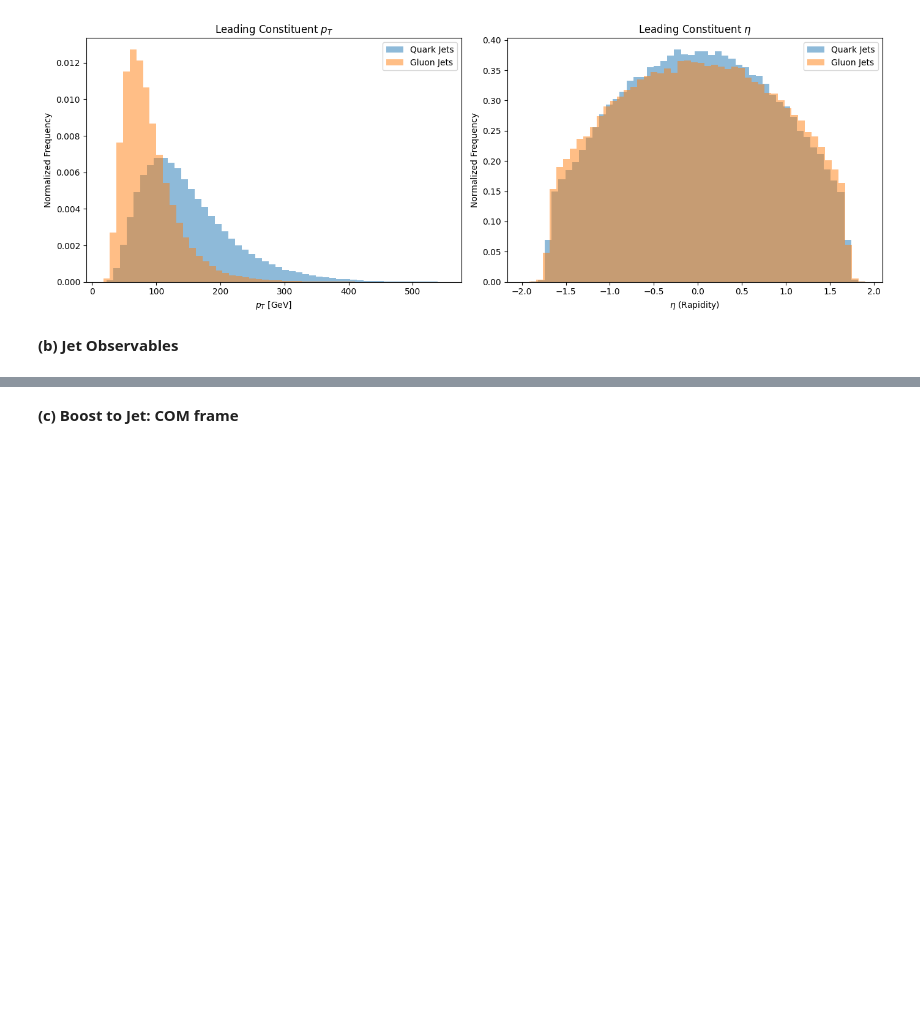
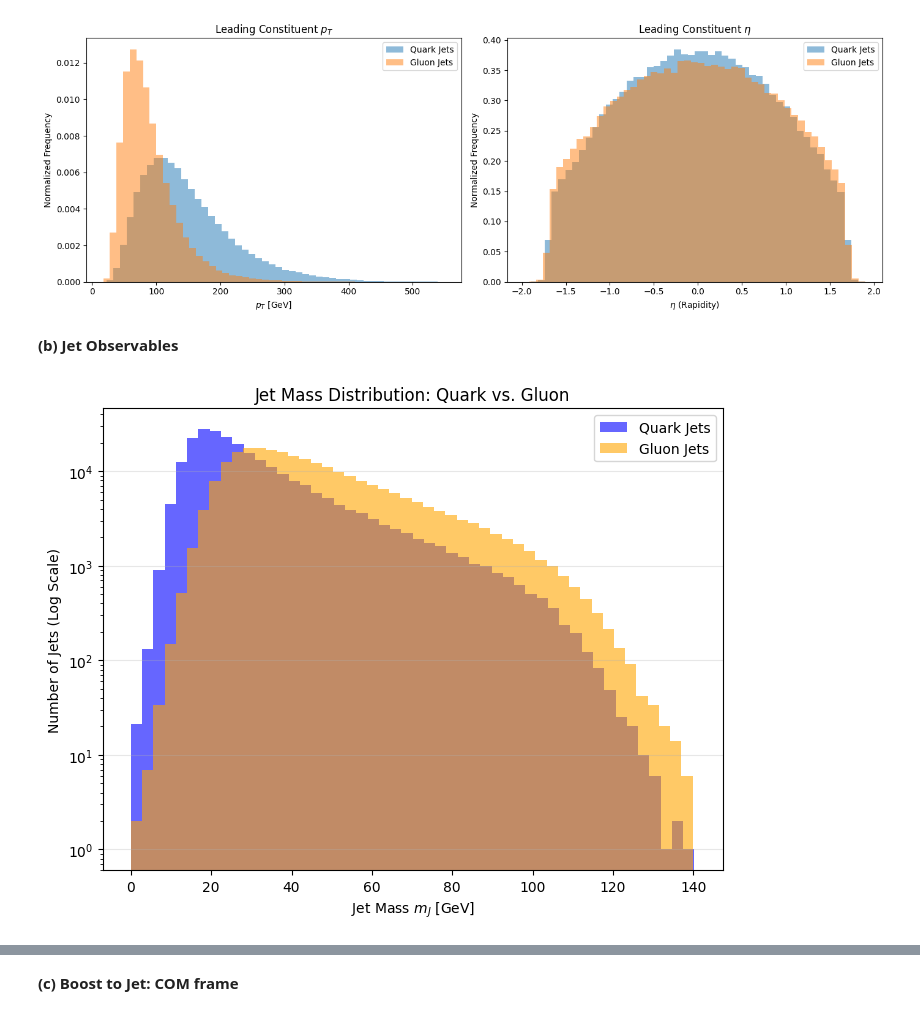
Before and after one commit to YashJha12421/HEP_Simulation, a Jupyter notebook: JET_PARTICLES.ipynb, the cells around one changed output, grey strips where cells are left out. Drawn from its saved outputs; the diff is of its cells as text; code cells hidden in the pictures; blank space fills up the shorter version.

```diff
--- a/JET_PARTICLES.ipynb
+++ b/JET_PARTICLES.ipynb
@@ -149,3 +155,24 @@ jet_width = np.divide(num_w, den_w, out=np.zeros_like(num_w), where=den_w!=0)
 
 sum_pt_sq = np.sum((pt_particles**2) * mask, axis=1)
 pt_dispersion = np.sqrt(sum_pt_sq) / den_w
+# %%
+quark_jets = labels == 1
+gluon_jets = labels == 0
+
+
+
+plt.figure(figsize=(8, 6))
+
+
+plt.hist(jet_mass[quark_jets], bins=50, alpha=0.6, label='Quark Jets', color='blue', histtype='stepfilled')
+plt.hist(jet_mass[gluon_jets], bins=50, alpha=0.6, label='Gluon Jets', color='orange', histtype='stepfilled')
+
+plt.yscale('log')
+plt.xlabel(r'Jet Mass $m_J$ [GeV]')
+plt.ylabel('Number of Jets (Log Scale)')
+plt.title('Jet Mass Distribution: Quark vs. Gluon')
+plt.legend(loc='upper right')
+plt.grid(axis='y', alpha=0.3)
+plt.show()
+# %% [output]
+[figure, added]
```
Also changed, not shown: parts of 24 cells of this notebook.
